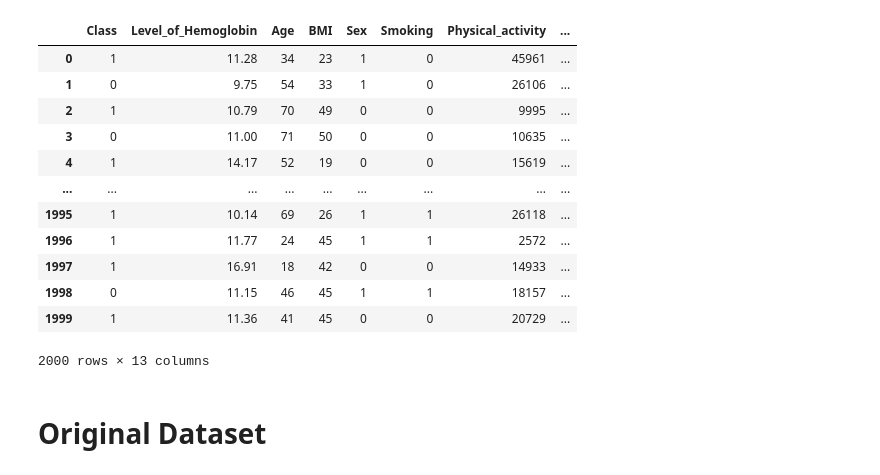
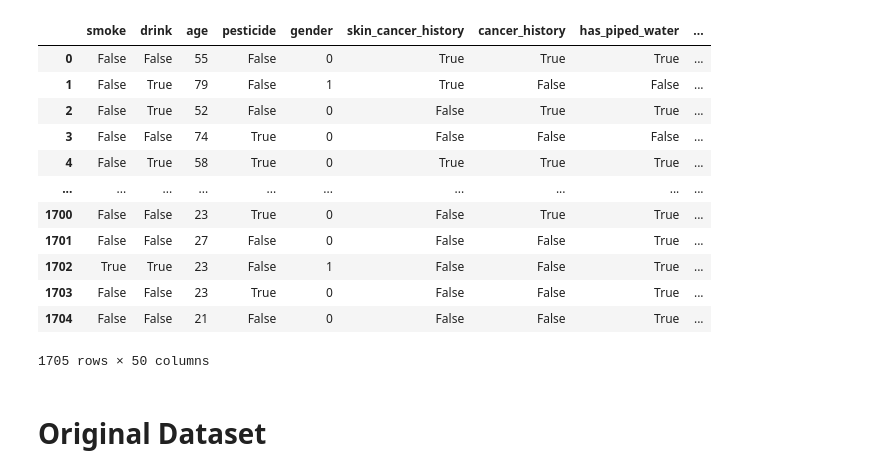
Before and after one commit to Maryamalakkas/Skin_Cancer, a Jupyter notebook: n/HGB.ipynb, the cells around one changed output. Cells and saved outputs as stored; diff of their text form; code cells hidden in the pictures.

```diff
--- a/n/HGB.ipynb
+++ b/n/HGB.ipynb
@@ -13,23 +13,25 @@ from imblearn.combine import SMOTEENN
 # %%
 # load data
 random_state=42
 best_models = {}
-data = pd.read_csv("../Dataset/cleaned_hypertension_data.csv")
+
+
+data = pd.read_csv('../Data/hashed_combined.csv')
 data
 # %% [output]
-|  | Class | Level_of_Hemoglobin | Age | BMI | Sex | Smoking | Physical_activity | ... |
-| 0 | 1 | 11.28 | 34 | 23 | 1 | 0 | 45961 | ... |
-| 1 | 0 | 9.75 | 54 | 33 | 1 | 0 | 26106 | ... |
-| 2 | 1 | 10.79 | 70 | 49 | 0 | 0 | 9995 | ... |
-| 3 | 0 | 11.00 | 71 | 50 | 0 | 0 | 10635 | ... |
-| 4 | 1 | 14.17 | 52 | 19 | 0 | 0 | 15619 | ... |
-| ... | ... | ... | ... | ... | ... | ... | ... | ... |
-| 1995 | 1 | 10.14 | 69 | 26 | 1 | 1 | 26118 | ... |
-| 1996 | 1 | 11.77 | 24 | 45 | 1 | 1 | 2572 | ... |
-| 1997 | 1 | 16.91 | 18 | 42 | 0 | 0 | 14933 | ... |
-| 1998 | 0 | 11.15 | 46 | 45 | 1 | 1 | 18157 | ... |
-| 1999 | 1 | 11.36 | 41 | 45 | 0 | 0 | 20729 | ... |
+|  | smoke | drink | age | pesticide | gender | skin_cancer_history | cancer_history | has_piped_water | ... |
+| 0 | False | False | 55 | False | 0 | True | True | True | ... |
+| 1 | False | True | 79 | False | 1 | True | False | False | ... |
+| 2 | False | True | 52 | False | 0 | False | True | True | ... |
+| 3 | False | False | 74 | True | 0 | False | False | False | ... |
+| 4 | False | True | 58 | True | 0 | True | True | True | ... |
+| ... | ... | ... | ... | ... | ... | ... | ... | ... | ... |
+| 1700 | False | False | 23 | True | 0 | False | True | True | ... |
+| 1701 | False | False | 27 | False | 0 | False | False | True | ... |
+| 1702 | True | True | 23 | False | 1 | False | False | True | ... |
+| 1703 | False | False | 23 | True | 0 | False | False | True | ... |
+| 1704 | False | False | 21 | False | 0 | False | False | True | ... |
-2000 rows × 13 columns
+1705 rows × 50 columns
 # %%
 from imblearn.under_sampling import ClusterCentroids, TomekLinks
 from imblearn.over_sampling import RandomOverSampler
```
Also changed, not shown: parts of 3 cells of this notebook, 1 other file.
